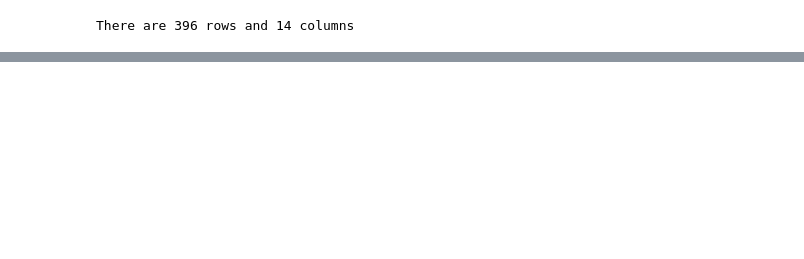
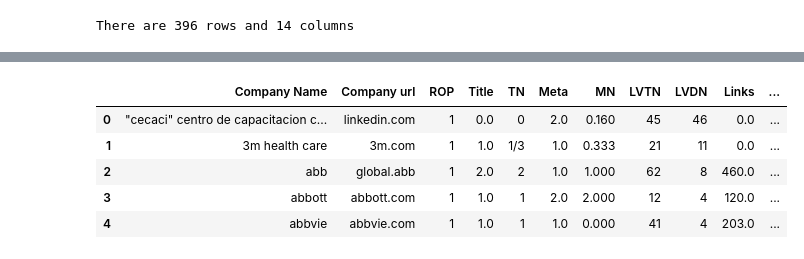
Before and after one commit to priyanshusankhala/Research-paper, a Jupyter notebook: analysis.ipynb, the cells around one changed output, grey strips where cells are left out. Cells and saved outputs as stored; diff of their text form; code cells hidden in the pictures; blank space fills up the shorter version.

```diff
--- a/analysis.ipynb
+++ b/analysis.ipynb
@@ -100,0 +175,9 @@ plotScatterMatrix(df1, 25, 14)
+# %%
+df1.head()
+# %% [output]
+|  | Company Name | Company url | ROP | Title | TN | Meta | MN | LVTN | LVDN | Links | ... |
+| 0 | "cecaci" centro de capacitacion c... | linkedin.com | 1 | 0.0 | 0 | 2.0 | 0.160 | 45 | 46 | 0.0 | ... |
+| 1 | 3m health care | 3m.com | 1 | 1.0 | 1/3 | 1.0 | 0.333 | 21 | 11 | 0.0 | ... |
+| 2 | abb | global.abb | 1 | 2.0 | 2 | 1.0 | 1.000 | 62 | 8 | 460.0 | ... |
+| 3 | abbott | abbott.com | 1 | 1.0 | 1 | 2.0 | 2.000 | 12 | 4 | 120.0 | ... |
+| 4 | abbvie | abbvie.com | 1 | 1.0 | 1 | 1.0 | 0.000 | 41 | 4 | 203.0 | ... |
```
Also changed, not shown: parts of 13 cells of this notebook.
